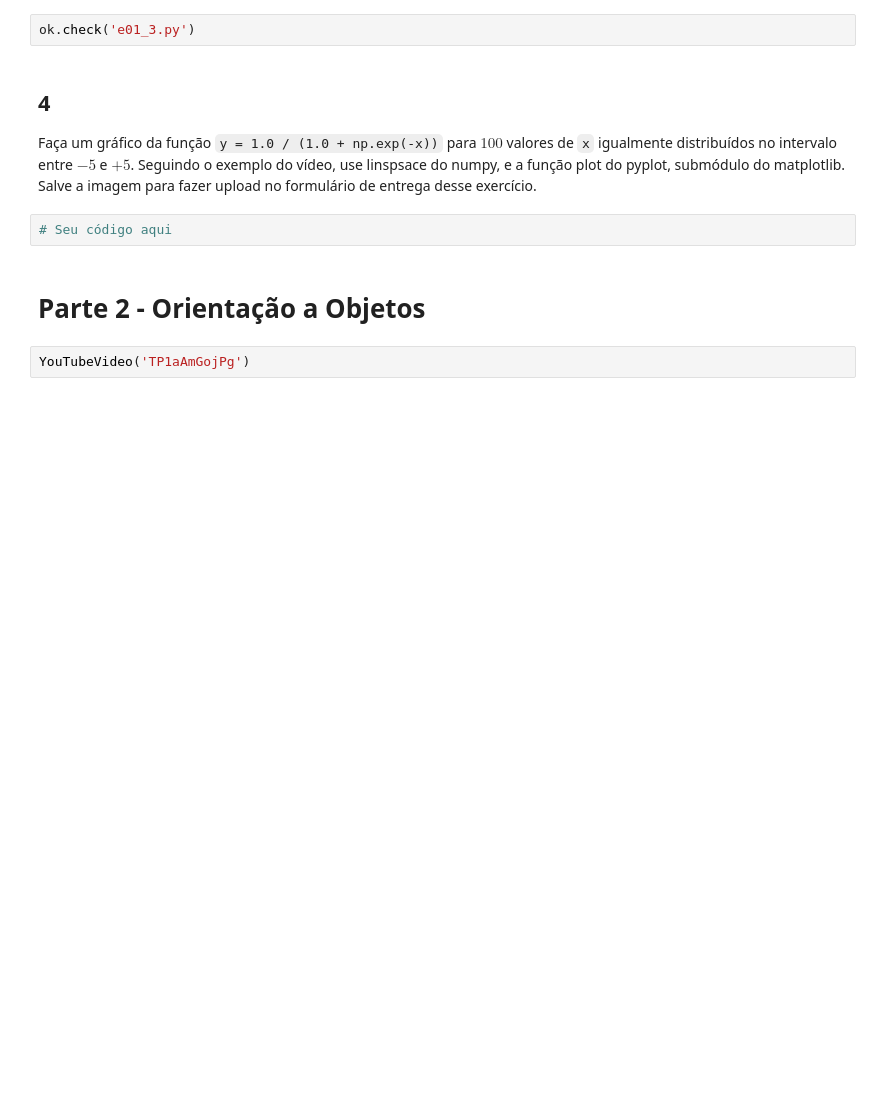
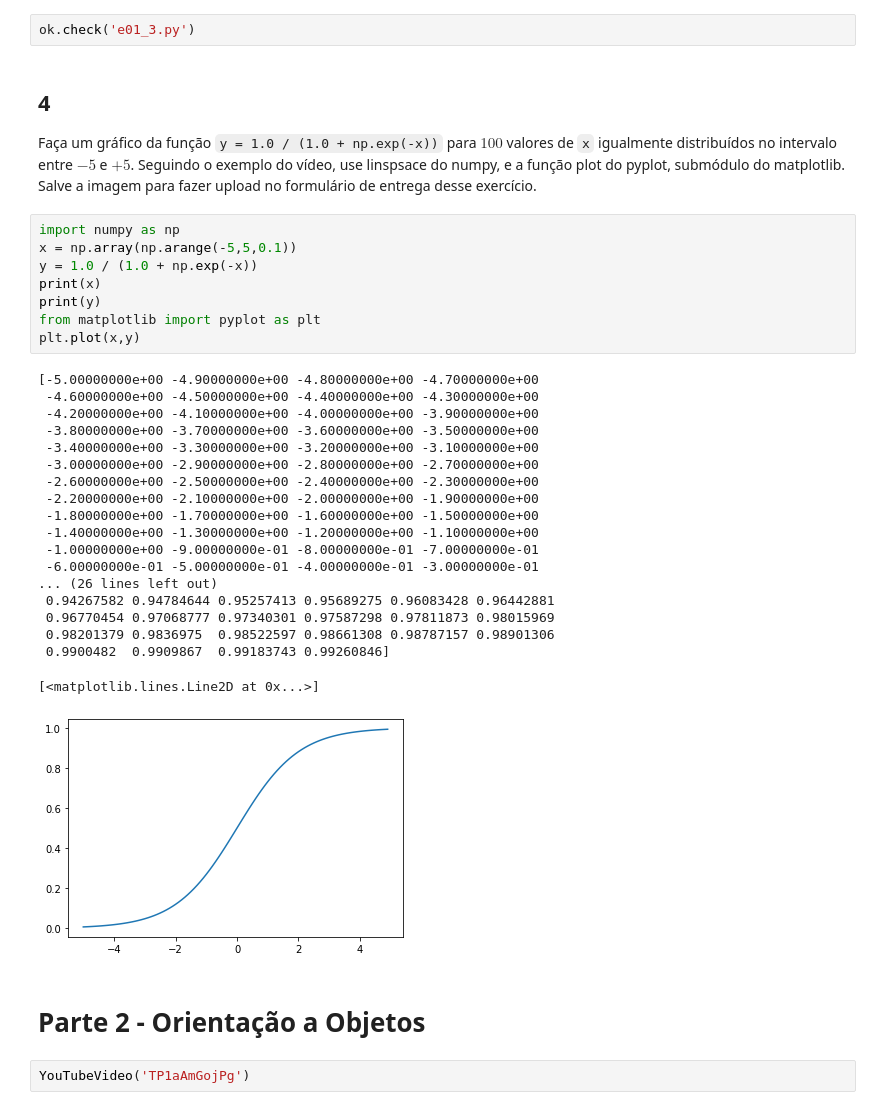
Before and after one commit to daycardoso/Python, a Jupyter notebook: E01_Revisão_de_Python.ipynb, the cells around one changed output. Saved outputs shown, nothing was run; the diff lists cells and outputs as text; blank space fills up the shorter version.

```diff
--- a/E01_Revisão_de_Python.ipynb
+++ b/E01_Revisão_de_Python.ipynb
@@ -73,8 +105,34 @@ ok.check('e01_3.py')
 ## 4
 
 Faça um gráfico da função `y = 1.0 / (1.0 + np.exp(-x))` para $100$ valores de `x` igualmente distribuídos no intervalo entre $-5$ e $+5$. Seguindo o exemplo do vídeo, use linspsace do numpy, e a função plot do pyplot, submódulo do matplotlib. Salve a imagem para fazer upload no formulário de entrega desse exercício.
-# %%
-# Seu código aqui
+# %%
+import numpy as np
+x = np.array(np.arange(-5,5,0.1))
+y = 1.0 / (1.0 + np.exp(-x))
+print(x)
+print(y)
+from matplotlib import pyplot as plt
+plt.plot(x,y)
+# %% [output]
+[-5.00000000e+00 -4.90000000e+00 -4.80000000e+00 -4.70000000e+00
+ -4.60000000e+00 -4.50000000e+00 -4.40000000e+00 -4.30000000e+00
+ -4.20000000e+00 -4.10000000e+00 -4.00000000e+00 -3.90000000e+00
+ -3.80000000e+00 -3.70000000e+00 -3.60000000e+00 -3.50000000e+00
+ -3.40000000e+00 -3.30000000e+00 -3.20000000e+00 -3.10000000e+00
+ -3.00000000e+00 -2.90000000e+00 -2.80000000e+00 -2.70000000e+00
+ -2.60000000e+00 -2.50000000e+00 -2.40000000e+00 -2.30000000e+00
+ -2.20000000e+00 -2.10000000e+00 -2.00000000e+00 -1.90000000e+00
+ -1.80000000e+00 -1.70000000e+00 -1.60000000e+00 -1.50000000e+00
+ -1.40000000e+00 -1.30000000e+00 -1.20000000e+00 -1.10000000e+00
+ -1.00000000e+00 -9.00000000e-01 -8.00000000e-01 -7.00000000e-01
+ -6.00000000e-01 -5.00000000e-01 -4.00000000e-01 -3.00000000e-01
+... (26 lines left out)
+ 0.94267582 0.94784644 0.95257413 0.95689275 0.96083428 0.96442881
+ 0.96770454 0.97068777 0.97340301 0.97587298 0.97811873 0.98015969
+ 0.98201379 0.9836975  0.98522597 0.98661308 0.98787157 0.98901306
+ 0.9900482  0.9909867  0.99183743 0.99260846]
+[<matplotlib.lines.Line2D at 0x...>]
+[figure, added]
 # %% [markdown]
 # Parte 2 - Orientação a Objetos
 # %%
```
Also changed, not shown: parts of 15 cells of this notebook.
